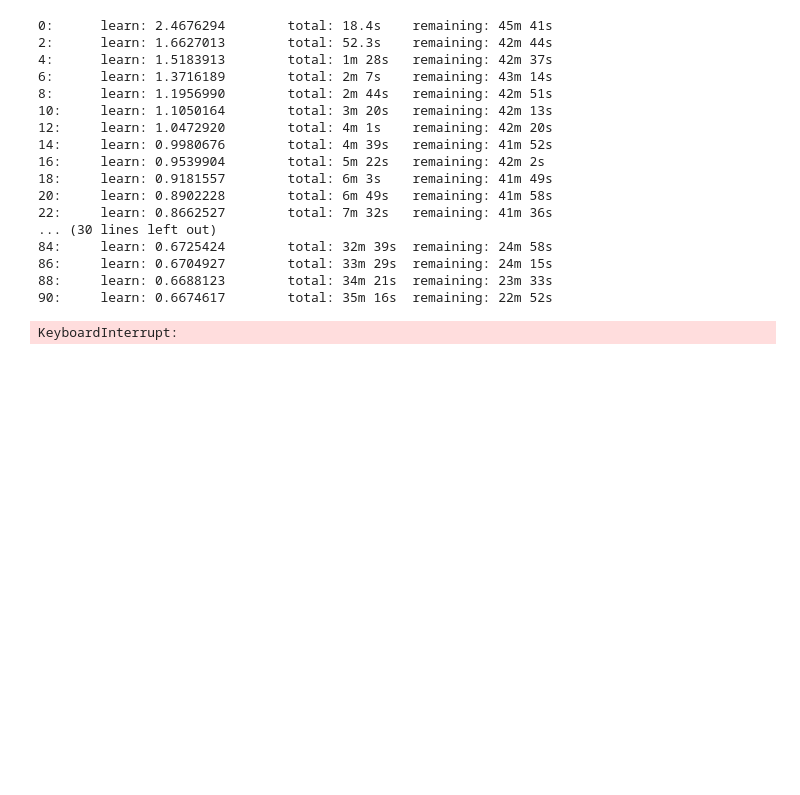
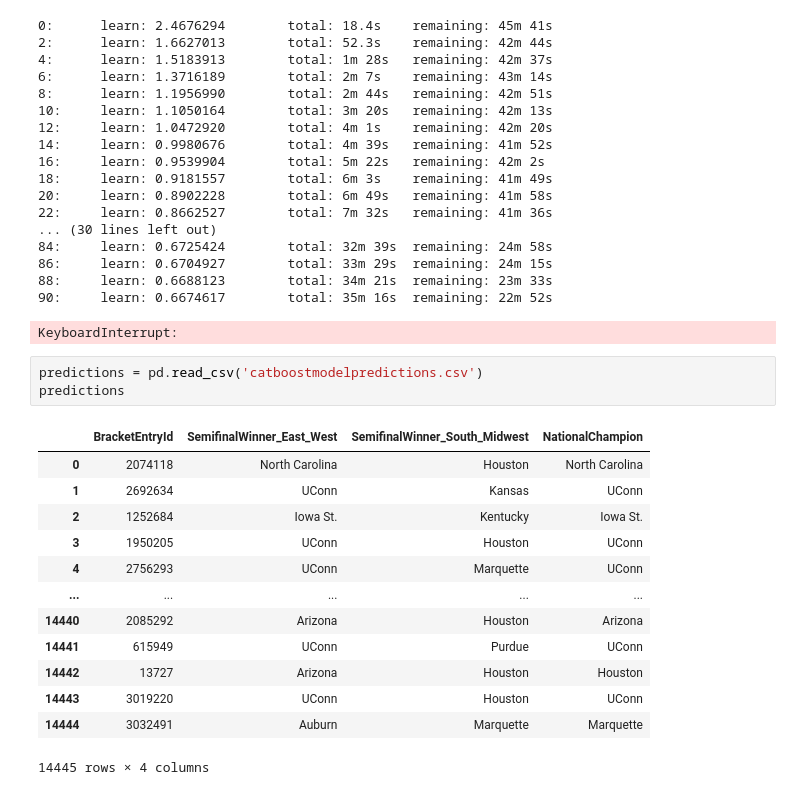
Before and after one commit to Vishnuanand77/Crossroads-Classic-Analytics-Challenge-Learning-Machine, a Jupyter notebook: GBDT.ipynb, the cells around one changed output. Drawn from its saved outputs; the diff is of its cells as text; blank space fills up the shorter version.

Commit message:
converted predictions into submission format

```diff
--- a/GBDT.ipynb
+++ b/GBDT.ipynb
@@ -339,3 +361,20 @@ finals_test_df
 88:     learn: 0.6688123        total: 34m 21s  remaining: 23m 33s
 90:     learn: 0.6674617        total: 35m 16s  remaining: 22m 52s
 KeyboardInterrupt:
+# %%
+predictions = pd.read_csv('catboostmodelpredictions.csv')
+predictions
+# %% [output]
+|  | BracketEntryId | SemifinalWinner_East_West | SemifinalWinner_South_Midwest | NationalChampion |
+| 0 | 2074118 | North Carolina | Houston | North Carolina |
+| 1 | 2692634 | UConn | Kansas | UConn |
+| 2 | 1252684 | Iowa St. | Kentucky | Iowa St. |
+| 3 | 1950205 | UConn | Houston | UConn |
+| 4 | 2756293 | UConn | Marquette | UConn |
+| ... | ... | ... | ... | ... |
+| 14440 | 2085292 | Arizona | Houston | Arizona |
+| 14441 | 615949 | UConn | Purdue | UConn |
+| 14442 | 13727 | Arizona | Houston | Houston |
+| 14443 | 3019220 | UConn | Houston | UConn |
+| 14444 | 3032491 | Auburn | Marquette | Marquette |
+14445 rows × 4 columns
```
Also changed, not shown: parts of 2 cells of this notebook, 1 other file.
